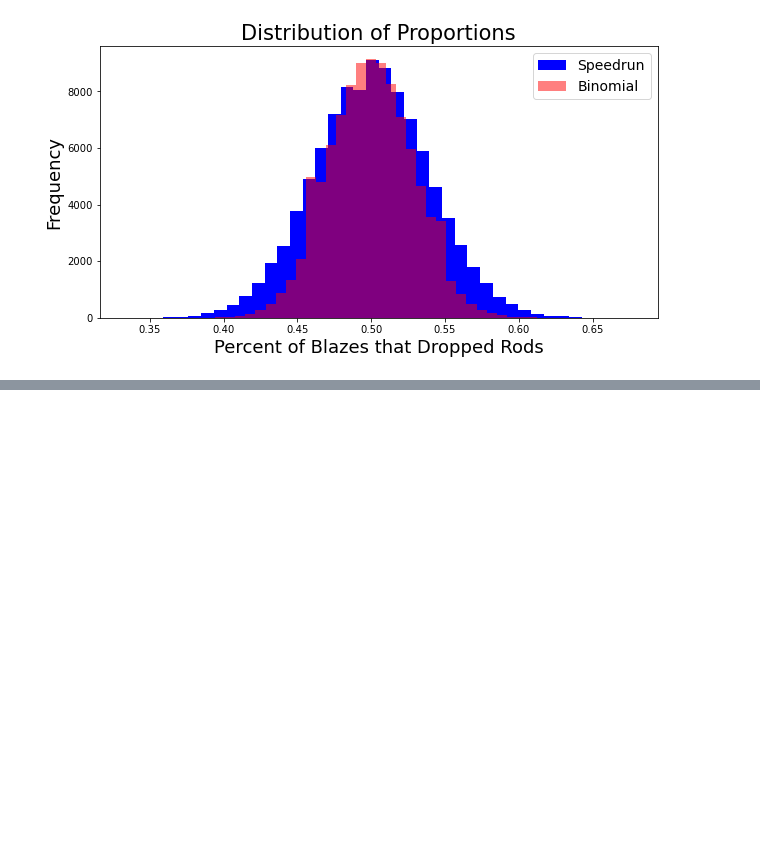
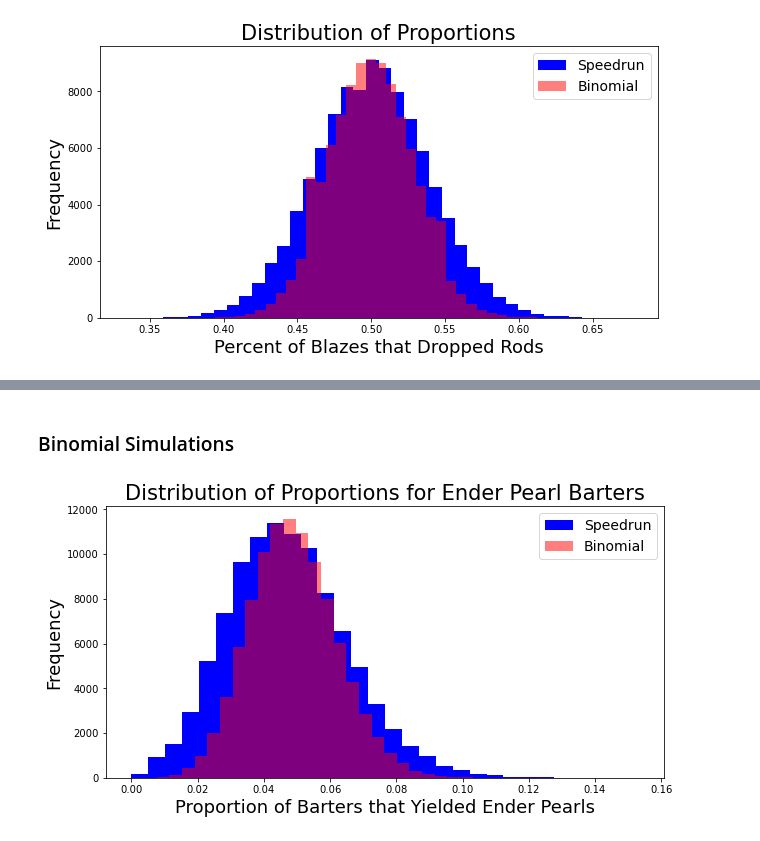
Before and after one commit to marcus-elia/speedrun-binomial-distribution, a Jupyter notebook: simulations.ipynb, the cells around one changed output, grey strips where cells are left out. Cells and saved outputs as stored; diff of their text form; code cells hidden in the pictures; blank space fills up the shorter version.

```diff
--- a/simulations.ipynb
+++ b/simulations.ipynb
@@ -182,0 +229,15 @@ df_describe.describe()
+# %% [markdown]
+### Binomial Simulations
+# %%
+ender_binomial_results = run_binomial_simulation(num_trials, 262, 0.047)
+# %%
+plt.figure(figsize=(10,5))
+plt.hist(ender_speedrun_results, bins=30, color='blue', alpha=1.0, label='Speedrun')
+plt.hist(ender_binomial_results, bins=30, color='red', alpha=0.5, label='Binomial')
+plt.title("Distribution of Proportions for Ender Pearl Barters", fontsize=21)
+plt.xlabel("Proportion of Barters that Yielded Ender Pearls", fontsize=18)
+plt.ylabel("Frequency", fontsize=18)
+plt.legend(fontsize=14)
+plt.show()
+# %% [output]
+[figure, added]
```
Also changed, not shown: parts of 8 cells of this notebook.
